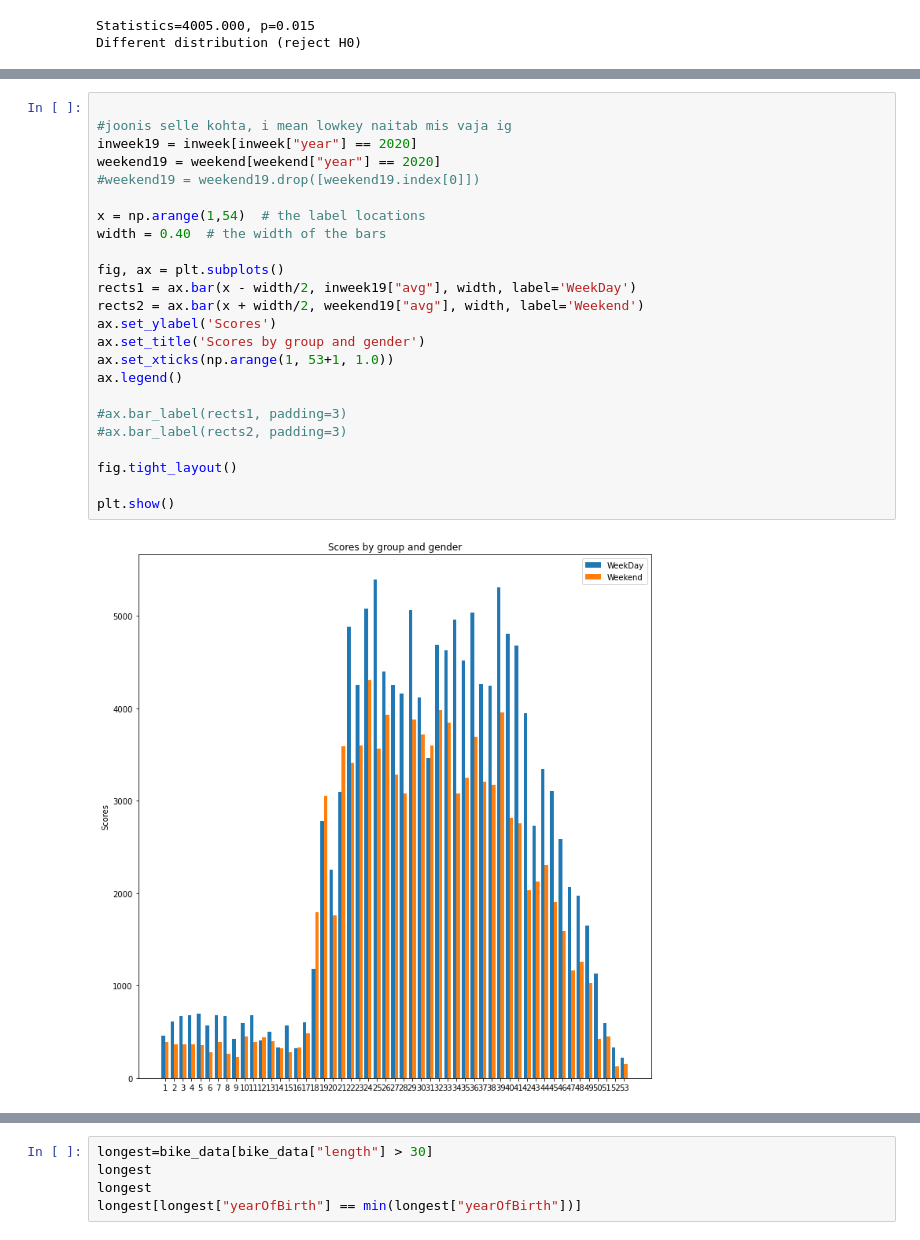
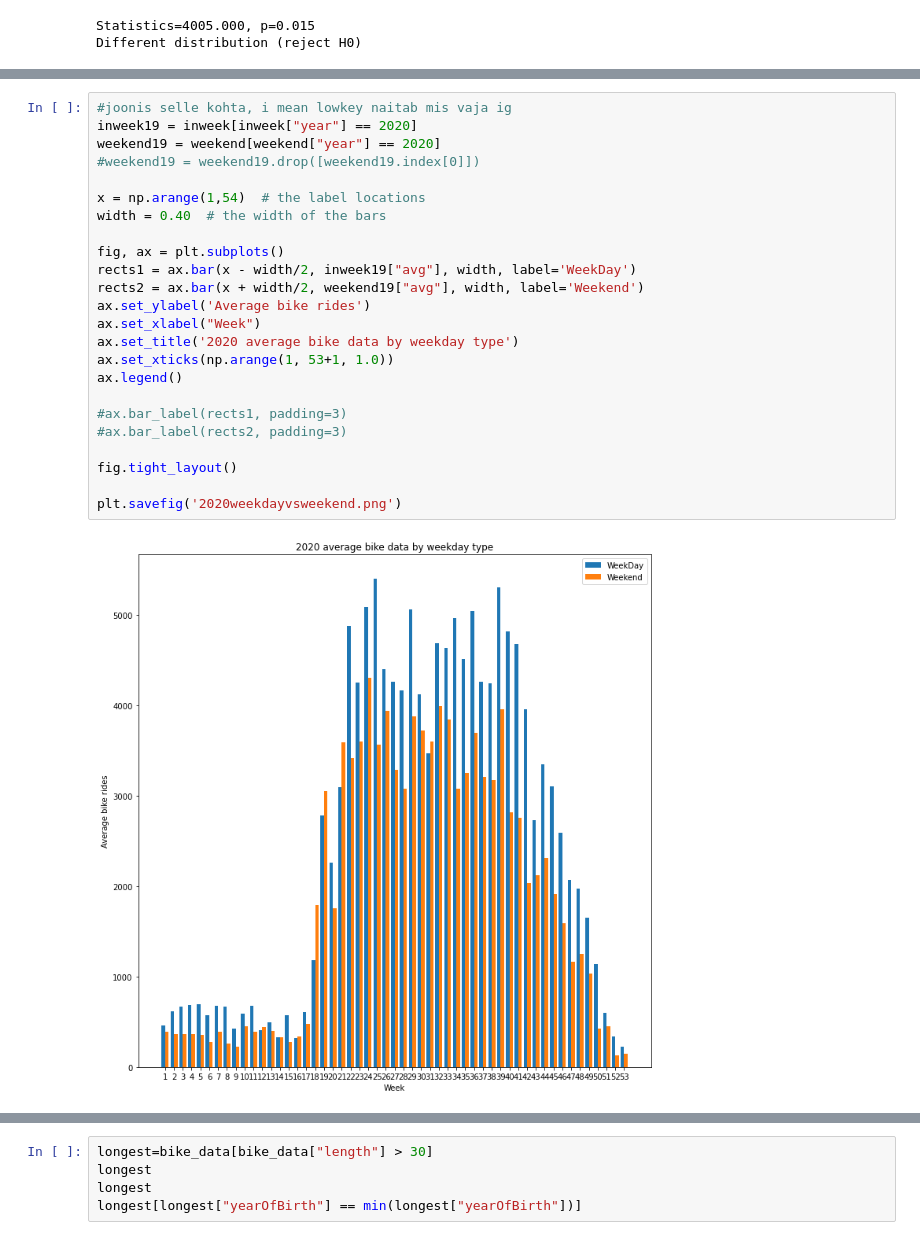
Before and after one commit to kerdokurs/ids_project, a Jupyter notebook: IDS_Project.ipynb, the cells around one changed output, grey strips where cells are left out. Cells and saved outputs as stored; diff of their text form.

Commit message:
more graphs

```diff
--- a/IDS_Project.ipynb
+++ b/IDS_Project.ipynb
@@ -341,29 +336,29 @@ labels = ["23",
 # %%
-
 #joonis selle kohta, i mean lowkey naitab mis vaja ig
 inweek19 = inweek[inweek["year"] == 2020]
 weekend19 = weekend[weekend["year"] == 2020]
 #weekend19 = weekend19.drop([weekend19.index[0]])
 
 x = np.arange(1,54)  # the label locations
 width = 0.40  # the width of the bars
 
 fig, ax = plt.subplots()
 rects1 = ax.bar(x - width/2, inweek19["avg"], width, label='WeekDay')
 rects2 = ax.bar(x + width/2, weekend19["avg"], width, label='Weekend')
-ax.set_ylabel('Scores')
-ax.set_title('Scores by group and gender')
+ax.set_ylabel('Average bike rides')
+ax.set_xlabel("Week")
+ax.set_title('2020 average bike data by weekday type')
 ax.set_xticks(np.arange(1, 53+1, 1.0))
 ax.legend()
 
 #ax.bar_label(rects1, padding=3)
 #ax.bar_label(rects2, padding=3)
 
 fig.tight_layout()
 
-plt.show()
+plt.savefig('2020weekdayvsweekend.png')
 # %% [output]
-[figure, old version]
+[figure, new version]
 # %%
 # TODO: Is there a difference between the statistics of the bike rides during and before covid
 #eg 2019 and 2020/21
```
Also changed, not shown: parts of 4 cells of this notebook.
